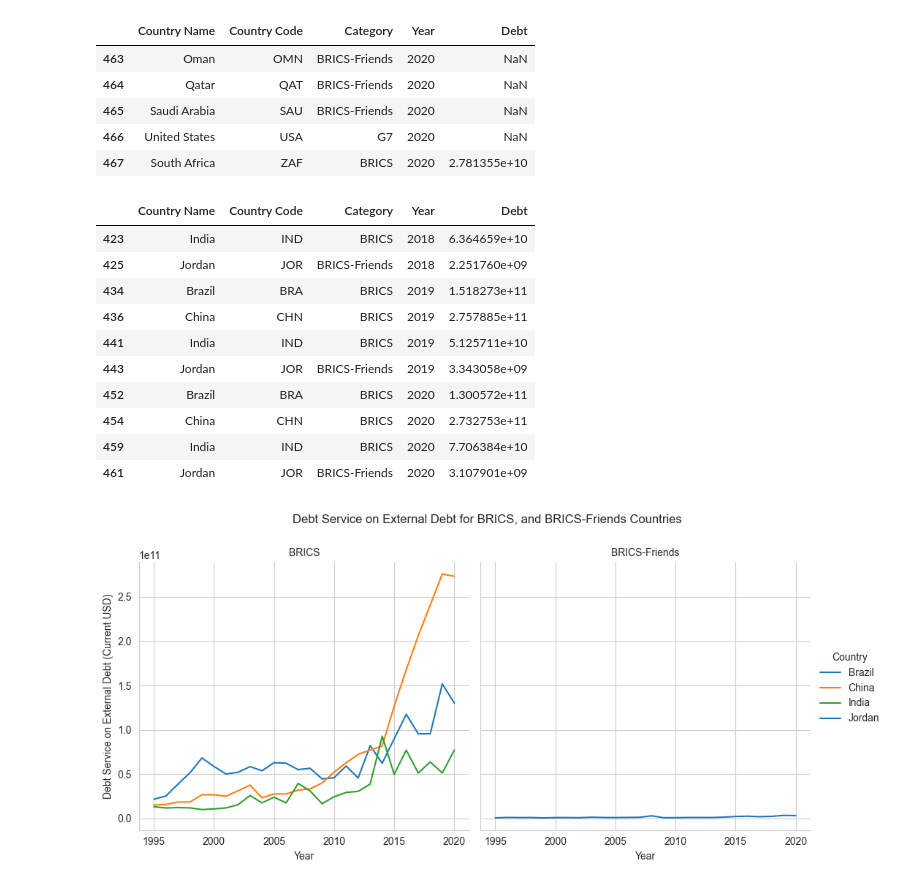
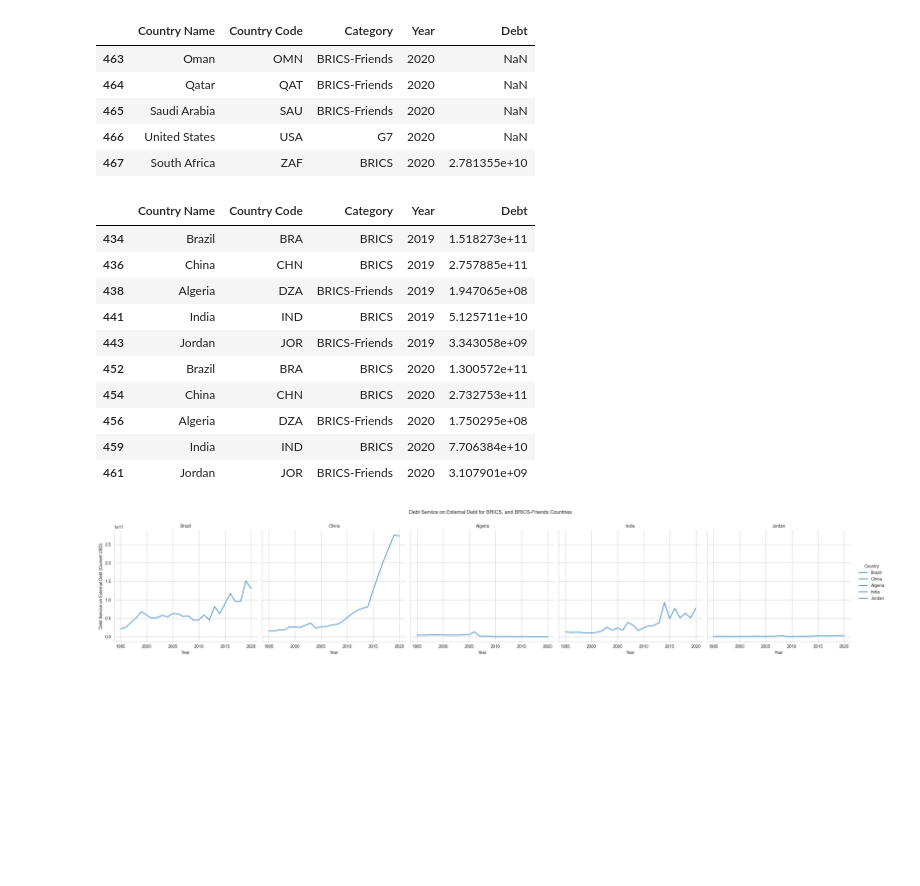
Before and after one commit to LNshuti/brics, a Jupyter notebook: python/explore_data.ipynb, the cells around one changed output. Saved outputs shown, nothing was run; the diff lists cells and outputs as text; code cells hidden in the pictures; blank space fills up the shorter version.

```diff
--- a/python/explore_data.ipynb
+++ b/python/explore_data.ipynb
@@ -76,39 +76,39 @@ See the caveats in the documentation: https://pandas.pydata.org/pandas-docs/stab
 | 466 | United States | USA | G7 | 2020 | NaN |
 | 467 | South Africa | ZAF | BRICS | 2020 | 2.781355e+10 |
 # %%
-# Filter country Code to include Brazil, India, Russia, China and Jordan.
-melted_data_brics_plus = melted_data[melted_data['Country Code'].isin(['JOR', 'BRA', 'CHN', 'IND', 'RUS'])]
+# Filter country Code to include Brazil, India, Russia, China and Jordan, Morocco, Egypt, Tunisia, Algeria
+melted_data_brics_plus = melted_data[melted_data['Country Code'].isin(['JOR', 'BRA', 'CHN', 'IND', 'RUS', 'MAR', 'EGY', 'TUN', 'DZA'])]
 melted_data_brics_plus.tail(10)
 # %% [output]
 |  | Country Name | Country Code | Category | Year | Debt |
-| 423 | India | IND | BRICS | 2018 | 6.364659e+10 |
-| 425 | Jordan | JOR | BRICS-Friends | 2018 | 2.251760e+09 |
 | 434 | Brazil | BRA | BRICS | 2019 | 1.518273e+11 |
 | 436 | China | CHN | BRICS | 2019 | 2.757885e+11 |
+| 438 | Algeria | DZA | BRICS-Friends | 2019 | 1.947065e+08 |
 | 441 | India | IND | BRICS | 2019 | 5.125711e+10 |
 | 443 | Jordan | JOR | BRICS-Friends | 2019 | 3.343058e+09 |
 | 452 | Brazil | BRA | BRICS | 2020 | 1.300572e+11 |
 | 454 | China | CHN | BRICS | 2020 | 2.732753e+11 |
+| 456 | Algeria | DZA | BRICS-Friends | 2020 | 1.750295e+08 |
 | 459 | India | IND | BRICS | 2020 | 7.706384e+10 |
 | 461 | Jordan | JOR | BRICS-Friends | 2020 | 3.107901e+09 |
 # %%
 import matplotlib.pyplot as plt
 import seaborn as sns
 
 # Setting the style
 sns.set_style('whitegrid')
 
 # Creating a FacetGrid to plot each category in a separate subplot
-g = sns.FacetGrid(melted_data_brics_plus, col="Category", height=5, aspect=1, col_order=['BRICS', 'BRICS-Friends'])
+g = sns.FacetGrid(melted_data_brics_plus, col="Country Name", height=5, aspect=1)
 g.map_dataframe(sns.lineplot, x="Year", y="Debt", hue="Country Name")
 g.set_axis_labels("Year", "Debt Service on External Debt (Current USD)")
 g.add_legend(title="Country")
 g.set_titles(col_template="{col_name}")
 
 # Adjusting the layout for better appearance
 plt.subplots_adjust(top=0.85)
 g.fig.suptitle("Debt Service on External Debt for BRICS, and BRICS-Friends Countries")
 
 plt.show()
 # %% [output]
-[figure, old version]
+[figure, new version]
```
